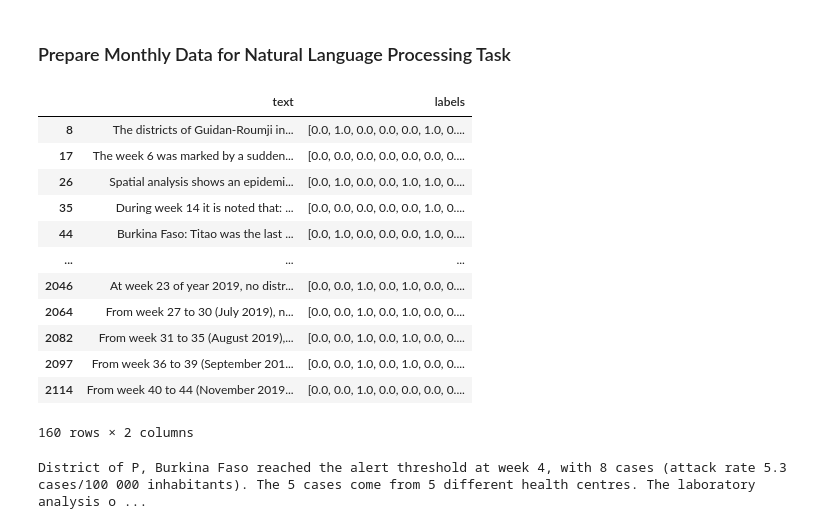
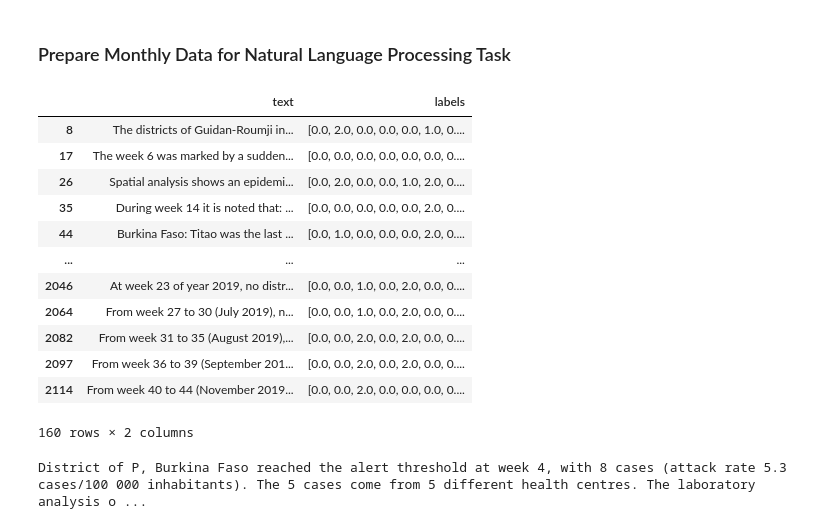
Before and after one commit to amirgamil/Meningitis-Analysis, a Jupyter notebook: Code/data_preprocessing.ipynb, the cells around one changed output. Drawn from its saved outputs; the diff is of its cells as text; code cells hidden in the pictures.

```diff
--- a/Code/data_preprocessing.ipynb
+++ b/Code/data_preprocessing.ipynb
@@ -453,45 +453,45 @@ def prepare_df_to_lang(df):
     curr_date = df.iloc[0]["Date"]
     max_length = 0
     #array of length 20 that will contain the state for each country at each specific index e.g. 0 benin 1 bukinra
     #would be [0, 1 etc..]
     curr_label = np.zeros(20)
     for index, row in df.iterrows():
         if row["Date"] != curr_date:
             #saved current data before resetting it
             summary_state.loc[index] = [summary] + [state_total] + [state_count] + [round(state_total/state_count)]
             multi_label_classification.loc[index] = [summary] + [curr_label]
             #reset the data
             curr_label = np.zeros(20)
             state_count = 1
             state_total = row["State"]
             summary = row["Summary"]
             curr_date = row["Date"]
             total += len(summary.split())
         else:
             state_count += 1
             state_total += row["State"]
             max_length = len(summary.split()) if len(summary.split()) > max_length else max_length
             #access correct index of curr_label by checking corresponding index from countries_monthly
             curr_index = np.where(countries_monthly==row["Country"])
-            curr_label[curr_index] = 1 if row["State"] == 1 or row["State"] == 2 else 0
+            curr_label[curr_index] = row["State"] #if row["State"] == 1 or row["State"] == 2 else 0
     return (summary_state, multi_label_classification)
 
 _, multi_label_classification = prepare_df_to_lang(new_monthly_data)
 multi_label_classification.to_csv("Text Information Extraction/multilabel_classification.csv", index=False)
 multi_label_classification
 # %% [output]
 |  | text | labels |
-| 8 | The districts of Guidan-Roumji in... | [0.0, 1.0, 0.0, 0.0, 0.0, 1.0, 0.... |
+| 8 | The districts of Guidan-Roumji in... | [0.0, 2.0, 0.0, 0.0, 0.0, 1.0, 0.... |
 | 17 | The week 6 was marked by a sudden... | [0.0, 0.0, 0.0, 0.0, 0.0, 0.0, 0.... |
-| 26 | Spatial analysis shows an epidemi... | [0.0, 1.0, 0.0, 0.0, 1.0, 1.0, 0.... |
-| 35 | During week 14 it is noted that: ... | [0.0, 0.0, 0.0, 0.0, 0.0, 1.0, 0.... |
-| 44 | Burkina Faso: Titao was the last ... | [0.0, 1.0, 0.0, 0.0, 0.0, 1.0, 0.... |
+| 26 | Spatial analysis shows an epidemi... | [0.0, 2.0, 0.0, 0.0, 1.0, 2.0, 0.... |
+| 35 | During week 14 it is noted that: ... | [0.0, 0.0, 0.0, 0.0, 0.0, 2.0, 0.... |
+| 44 | Burkina Faso: Titao was the last ... | [0.0, 1.0, 0.0, 0.0, 0.0, 2.0, 0.... |
 | ... | ... | ... |
-| 2046 | At week 23 of year 2019, no distr... | [0.0, 0.0, 1.0, 0.0, 1.0, 0.0, 0.... |
-| 2064 | From week 27 to 30 (July 2019), n... | [0.0, 0.0, 1.0, 0.0, 1.0, 0.0, 0.... |
-| 2082 | From week 31 to 35 (August 2019),... | [0.0, 0.0, 1.0, 0.0, 1.0, 0.0, 0.... |
-| 2097 | From week 36 to 39 (September 201... | [0.0, 0.0, 1.0, 0.0, 1.0, 0.0, 0.... |
-| 2114 | From week 40 to 44 (November 2019... | [0.0, 0.0, 1.0, 0.0, 0.0, 0.0, 0.... |
+| 2046 | At week 23 of year 2019, no distr... | [0.0, 0.0, 1.0, 0.0, 2.0, 0.0, 0.... |
+| 2064 | From week 27 to 30 (July 2019), n... | [0.0, 0.0, 1.0, 0.0, 2.0, 0.0, 0.... |
+| 2082 | From week 31 to 35 (August 2019),... | [0.0, 0.0, 2.0, 0.0, 2.0, 0.0, 0.... |
+| 2097 | From week 36 to 39 (September 201... | [0.0, 0.0, 2.0, 0.0, 2.0, 0.0, 0.... |
+| 2114 | From week 40 to 44 (November 2019... | [0.0, 0.0, 2.0, 0.0, 0.0, 0.0, 0.... |
 160 rows × 2 columns
 # %%
 #Preparing weekly data to see if there will be a difference in the multilabel classification accuracy
```
Also changed, not shown: 1 other file.
